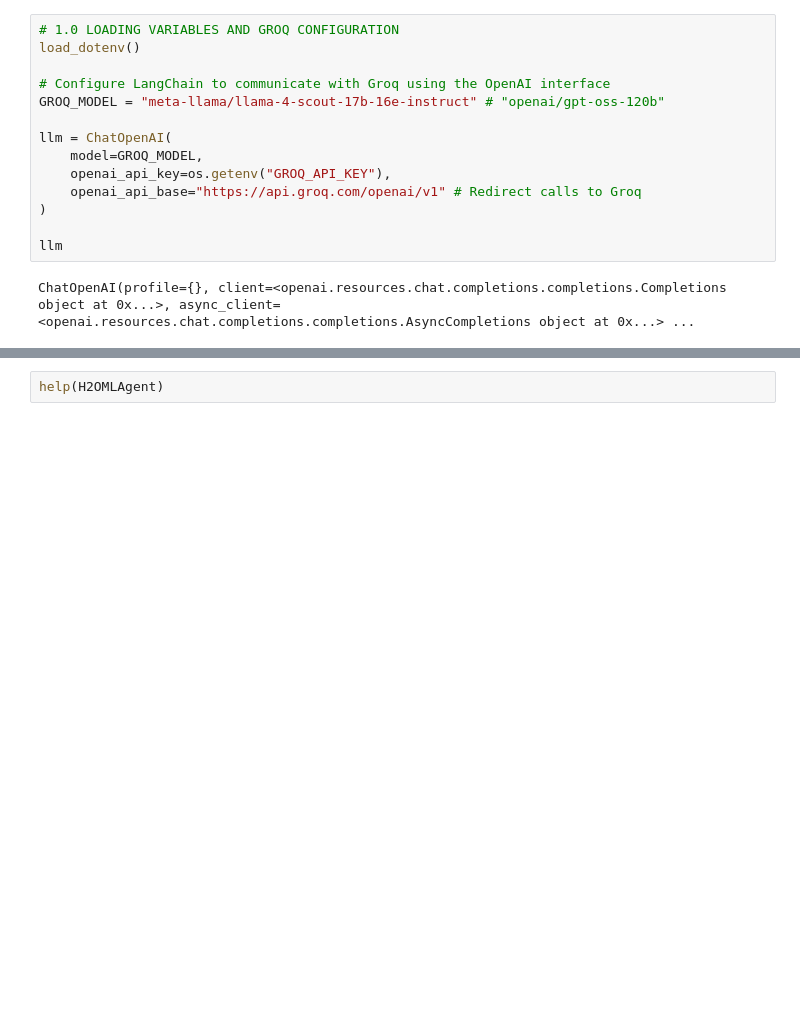
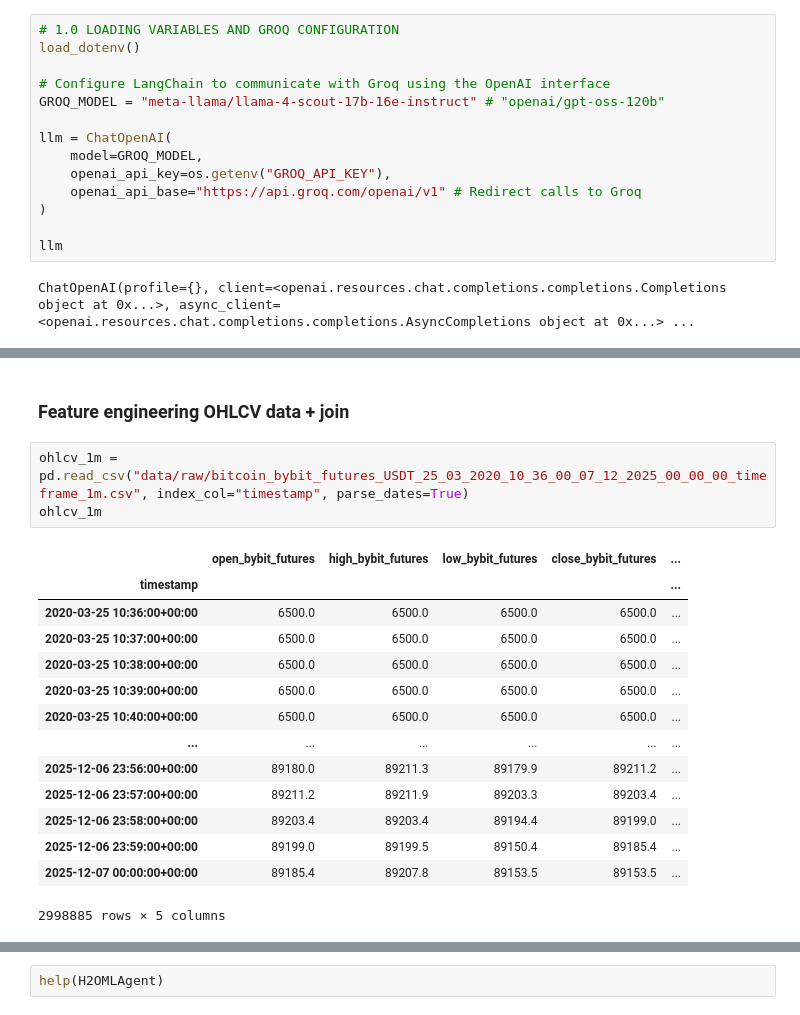
Before and after one commit to AleImbri/Forecasting-BTC-with-ai-data-science-team, a Jupyter notebook: main.ipynb, the cells around one changed output, grey strips where cells are left out. Cells and saved outputs as stored; diff of their text form; blank space fills up the shorter version.

```diff
--- a/main.ipynb
+++ b/main.ipynb
@@ -55,0 +115,20 @@ Cleaned dataset. Remaining columns: 378
+# %% [markdown]
+### Feature engineering OHLCV data + join
+# %%
+ohlcv_1m = pd.read_csv("data/raw/bitcoin_bybit_futures_USDT_25_03_2020_10_36_00_07_12_2025_00_00_00_timeframe_1m.csv", index_col="timestamp", parse_dates=True)
+ohlcv_1m
+# %% [output]
+|  | open_bybit_futures | high_bybit_futures | low_bybit_futures | close_bybit_futures | ... |
+| timestamp |  |  |  |  | ... |
+| 2020-03-25 10:36:00+00:00 | 6500.0 | 6500.0 | 6500.0 | 6500.0 | ... |
+| 2020-03-25 10:37:00+00:00 | 6500.0 | 6500.0 | 6500.0 | 6500.0 | ... |
+| 2020-03-25 10:38:00+00:00 | 6500.0 | 6500.0 | 6500.0 | 6500.0 | ... |
+| 2020-03-25 10:39:00+00:00 | 6500.0 | 6500.0 | 6500.0 | 6500.0 | ... |
+| 2020-03-25 10:40:00+00:00 | 6500.0 | 6500.0 | 6500.0 | 6500.0 | ... |
+| ... | ... | ... | ... | ... | ... |
+| 2025-12-06 23:56:00+00:00 | 89180.0 | 89211.3 | 89179.9 | 89211.2 | ... |
+| 2025-12-06 23:57:00+00:00 | 89211.2 | 89211.9 | 89203.3 | 89203.4 | ... |
+| 2025-12-06 23:58:00+00:00 | 89203.4 | 89203.4 | 89194.4 | 89199.0 | ... |
+| 2025-12-06 23:59:00+00:00 | 89199.0 | 89199.5 | 89150.4 | 89185.4 | ... |
+| 2025-12-07 00:00:00+00:00 | 89185.4 | 89207.8 | 89153.5 | 89153.5 | ... |
+2998885 rows × 5 columns
```
Also changed, not shown: parts of 25 cells of this notebook.
